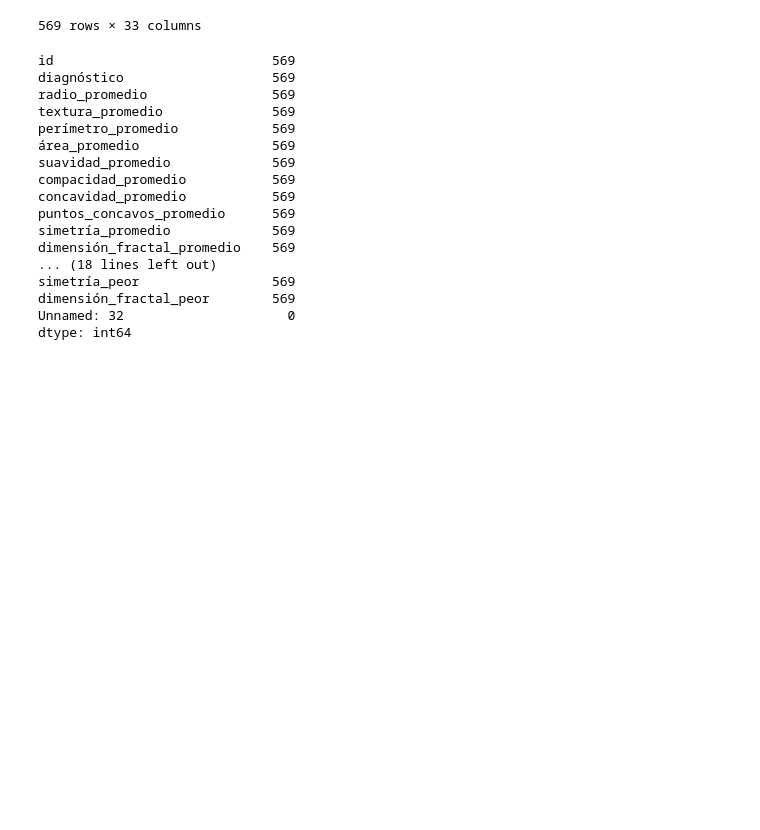
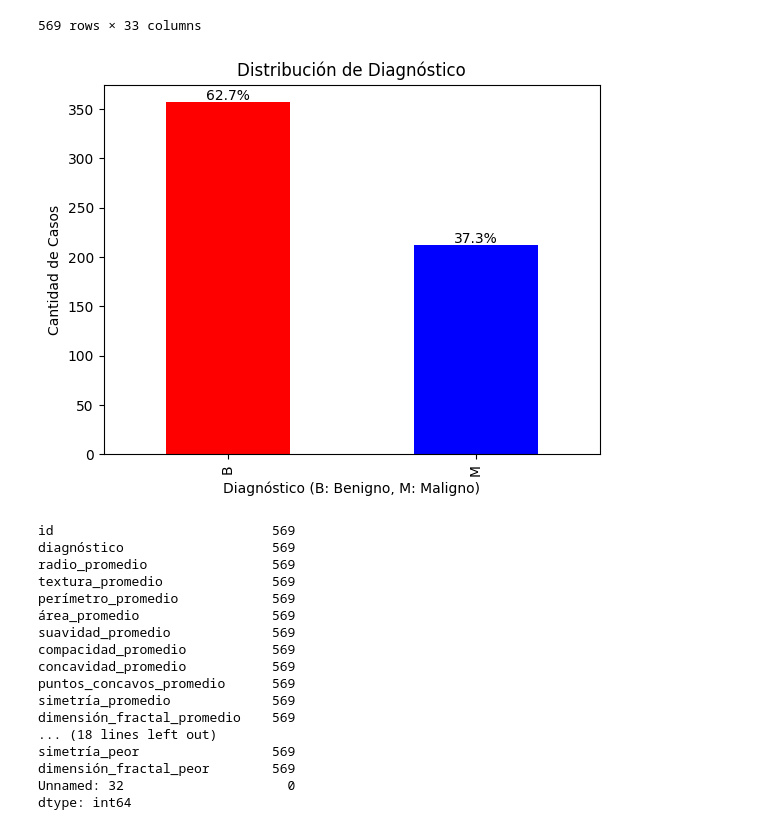
Before and after one commit to Haise17-IDK/IA_G296CAMPISTAS, a Jupyter notebook: Proyecto/modelo/modelo.ipynb, the cells around one changed output. Cells and saved outputs as stored; diff of their text form; code cells hidden in the pictures; blank space fills up the shorter version.

```diff
--- a/Proyecto/modelo/modelo.ipynb
+++ b/Proyecto/modelo/modelo.ipynb
@@ -54,6 +56,25 @@ df = df.rename(columns={
     'symmetry_worst': 'simetría_peor',
     'fractal_dimension_worst': 'dimensión_fractal_peor'
 })
+# %%
+import matplotlib.pyplot as plt
+# Graficar distribución de clases con porcentajes
+conteo = df['diagnóstico'].value_counts()
+colores = ['red', 'blue']
+
+ax = conteo.plot(kind='bar', color=colores)
+plt.title('Distribución de Diagnóstico')
+plt.xlabel('Diagnóstico (B: Benigno, M: Maligno)')
+plt.ylabel('Cantidad de Casos')
+
+# Agregar porcentaje sobre cada barra
+for i, v in enumerate(conteo):
+    porcentaje = v / conteo.sum() * 100
+    ax.text(i, v + 2, f"{porcentaje:.1f}%", ha='center')
+
+plt.show()
+# %% [output]
+[figure, added]
 # %%
 #contar cantidad de registros
 df.count()
```
Also changed, not shown: parts of 9 cells of this notebook, 17 other files.
